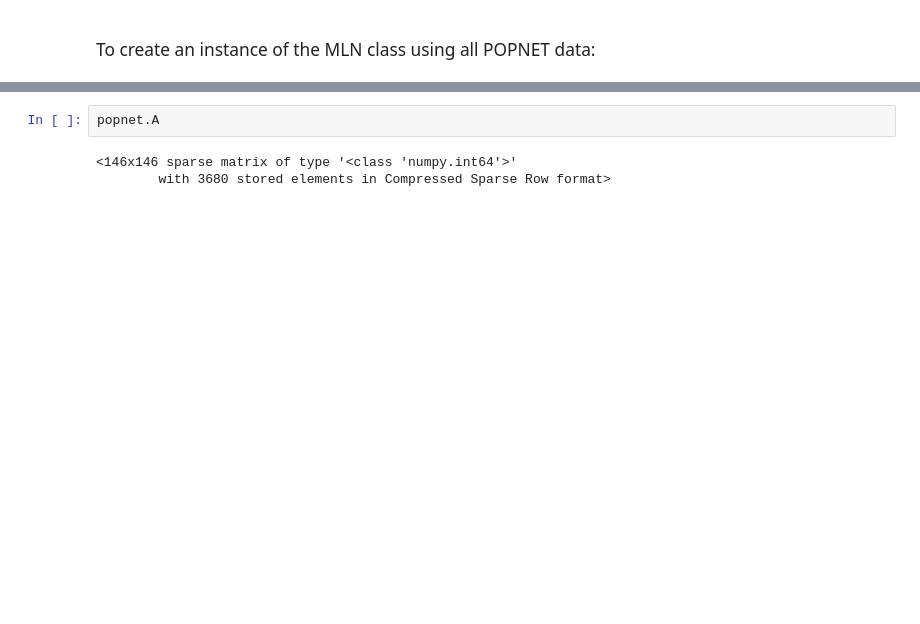
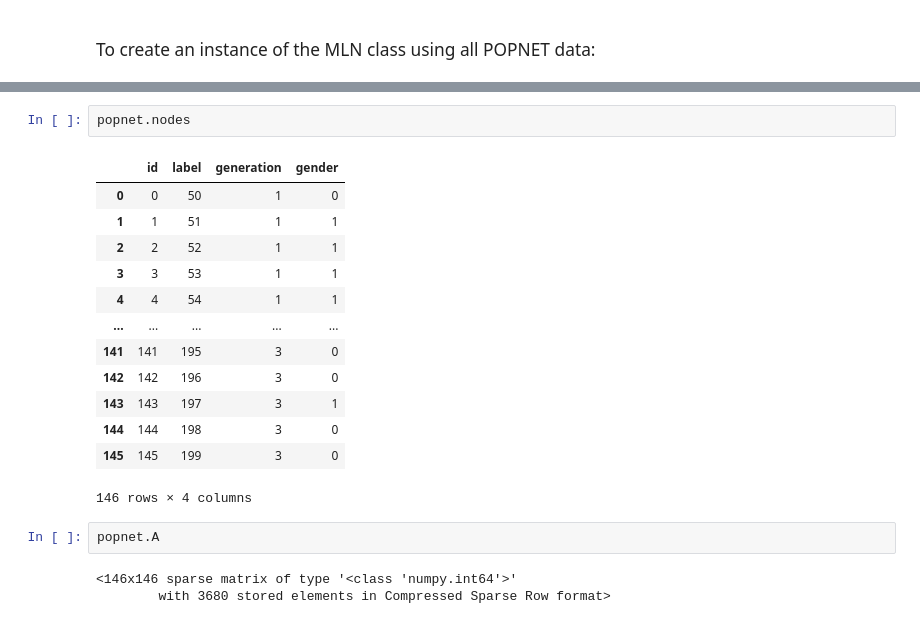
Before and after one commit to popnet-io/popnet_mln, a Jupyter notebook: tutorial/mln_tutorial.ipynb, the cells around one changed output, grey strips where cells are left out. Drawn from its saved outputs; the diff is of its cells as text; blank space fills up the shorter version.

```diff
--- a/tutorial/mln_tutorial.ipynb
+++ b/tutorial/mln_tutorial.ipynb
@@ -19,3 +50,19 @@ popnet = MultiLayeredNetwork(
+# %%
+popnet.nodes
+# %% [output]
+|  | id | label | generation | gender |
+| 0 | 0 | 50 | 1 | 0 |
+| 1 | 1 | 51 | 1 | 1 |
+| 2 | 2 | 52 | 1 | 1 |
+| 3 | 3 | 53 | 1 | 1 |
+| 4 | 4 | 54 | 1 | 1 |
+| ... | ... | ... | ... | ... |
+| 141 | 141 | 195 | 3 | 0 |
+| 142 | 142 | 196 | 3 | 0 |
+| 143 | 143 | 197 | 3 | 1 |
+| 144 | 144 | 198 | 3 | 0 |
+| 145 | 145 | 199 | 3 | 0 |
+146 rows × 4 columns
 # %%
 popnet.A
 # %% [output]
```
Also changed, not shown: parts of 41 cells of this notebook, 4 other files.
